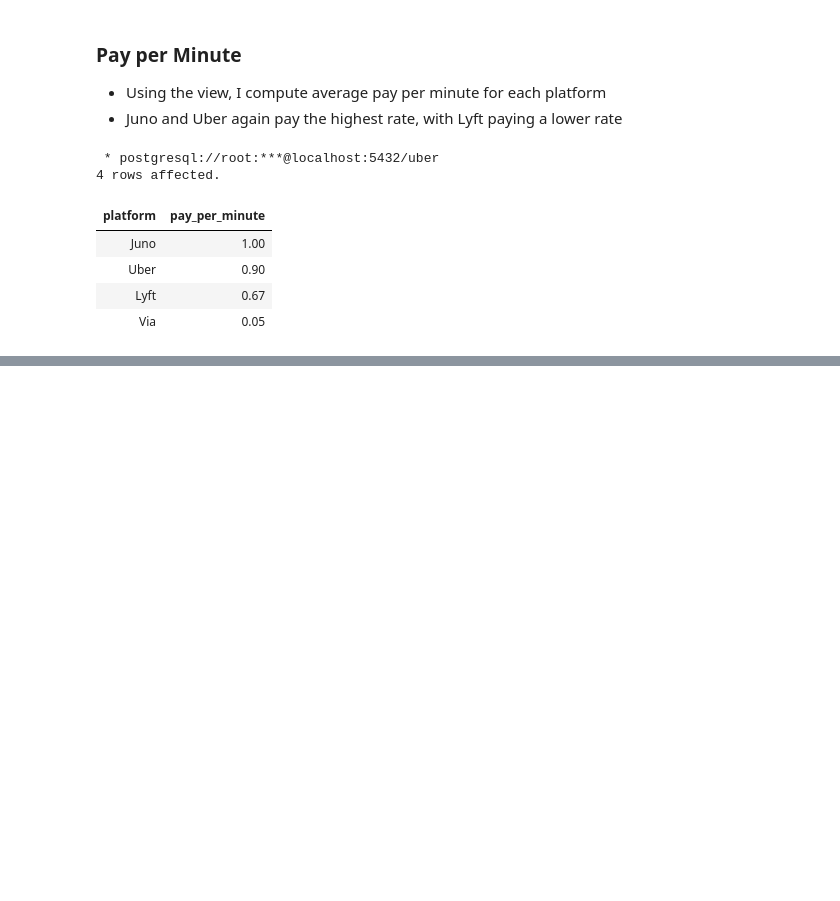
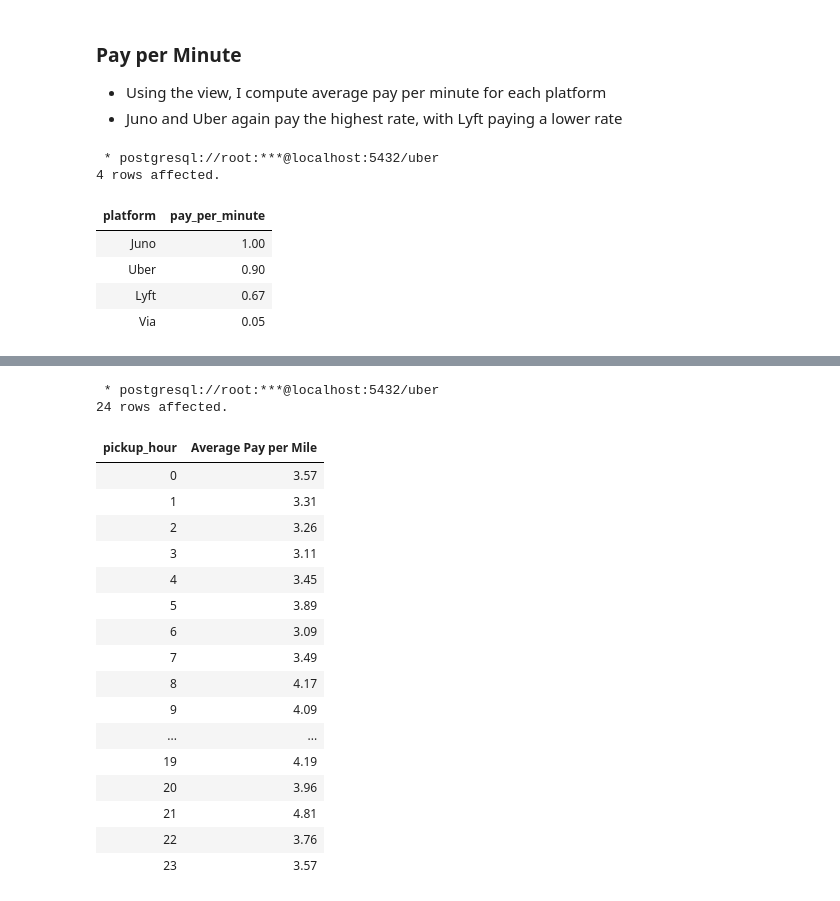
Before and after one commit to mjv2146/uber-nyc, a Jupyter notebook: notebooks/02_driverpay.ipynb, the cells around one changed output, grey strips where cells are left out. Cells and saved outputs as stored; diff of their text form; code cells hidden in the pictures; blank space fills up the shorter version.

Commit message:
draft of driver_pay

```diff
--- a/notebooks/02_platform.ipynb
+++ b/notebooks/02_driverpay.ipynb
@@ -148,0 +154,30 @@ ORDER BY AVG(driver_pay / trip_minutes) DESC
+# %%
+%%sql
+SELECT
+pickup_hour,
+ROUND(
+    AVG(driver_pay_per_mile)::numeric
+    , 2) "Average Pay per Mile"
+FROM main
+GROUP BY pickup_hour
+ORDER BY pickup_hour ASC;
+# %% [output]
+ * postgresql://root:***@localhost:5432/uber
+24 rows affected.
+| pickup_hour | Average Pay per Mile |
+| 0 | 3.57 |
+| 1 | 3.31 |
+| 2 | 3.26 |
+| 3 | 3.11 |
+| 4 | 3.45 |
+| 5 | 3.89 |
+| 6 | 3.09 |
+| 7 | 3.49 |
+| 8 | 4.17 |
+| 9 | 4.09 |
+| ... | ... |
+| 19 | 4.19 |
+| 20 | 3.96 |
+| 21 | 4.81 |
+| 22 | 3.76 |
+| 23 | 3.57 |
```
Also changed, not shown: parts of 5 cells of this notebook, 2 other files.
